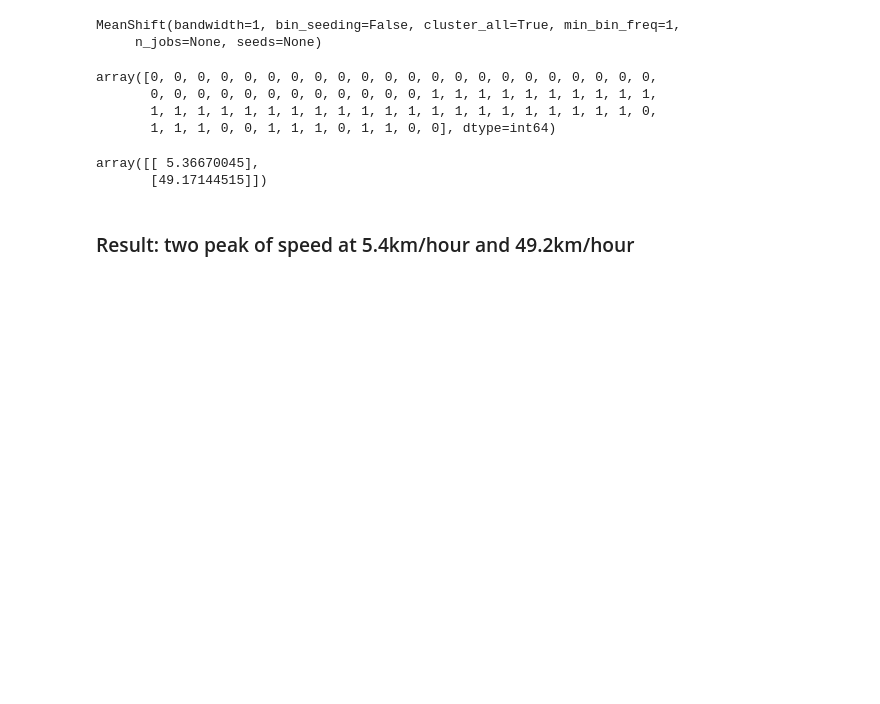
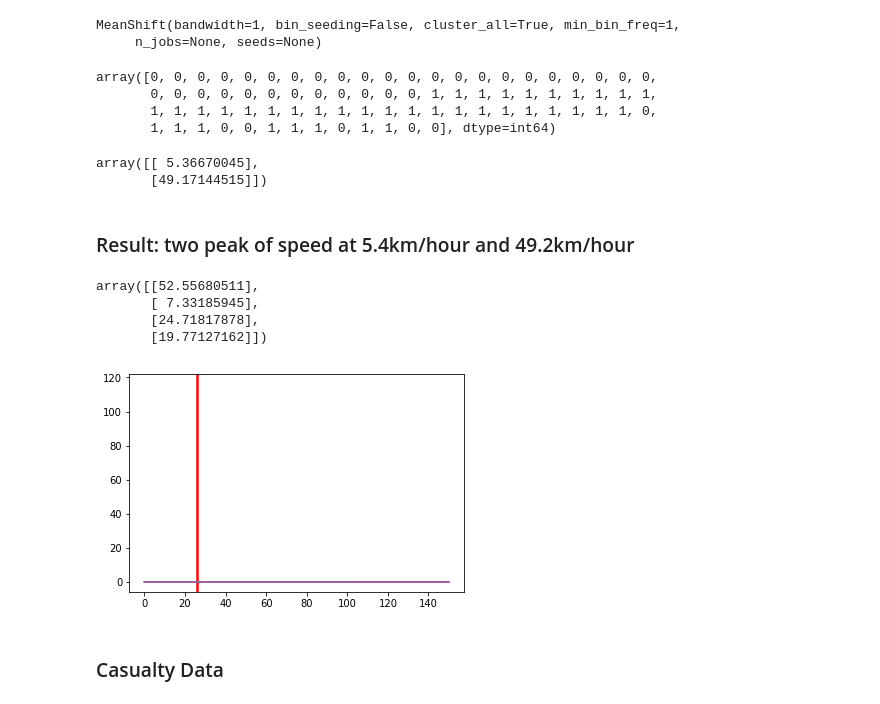
Before and after one commit to jaworra/Jupyter-Notebooks, a Jupyter notebook: MachineLearningDay.ipynb, the cells around one changed output. Saved outputs shown, nothing was run; the diff lists cells and outputs as text; code cells hidden in the pictures; blank space fills up the shorter version.

```diff
--- a/MachineLearningDay.ipynb
+++ b/MachineLearningDay.ipynb
@@ -320,3 +320,29 @@ array([[ 5.36670045],
        [49.17144515]])
 # %% [markdown]
 ### Result: two peak of speed at 5.4km/hour and 49.2km/hour
+# %%
+def peak_from_time_day(travel_times, timeIn = 8, speed = 150):
+
+    '''Automatically identifies the peak times travel time with input data
+    Useses time parameter and speed data to clean
+    Defines function timeseries to approximate a functions
+    '''
+    travel_times_clean = travel_times[travel_times['SPEED']<speed]
+    travel_times_clean = travel_times[travel_times['TIME']== timeIn]
+    x = np.linspace(0, 150, num=1001)
+
+    troughs = []
+    for x0 in np.linspace(0,100, num=101):
+        result = minimize(neg_pdf,x0)
+        troughs.append(result['x'])
+
+    t = np.array(troughs).flatten()
+
+    #Clusters
+    X = troughts_filtered.reshape(-1,1)
+    cluster_model = MeanShift(bandwidth=1)
+    cluster_model.fit(X)
+    cluster_model.labels_
+    cluster_model.cluster_centers_
+    s = cluster_model.cluster_centers_
+    return s
@@ -322,0 +415,10 @@ array([[ 5.36670045],
+# %%
+peak_from_time_day(20)
+# %% [output]
+array([[52.55680511],
+       [ 7.33185945],
+       [24.71817878],
+       [19.77127162]])
+[figure, added]
+# %% [markdown]
+### Casualty Data
```
Also changed, not shown: parts of 70 cells of this notebook.
